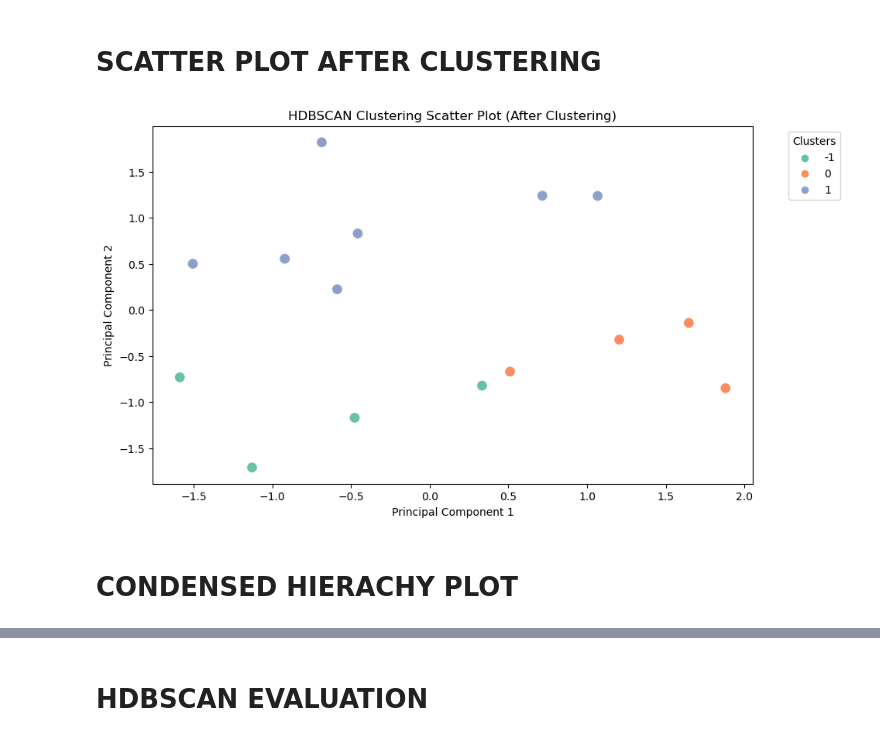
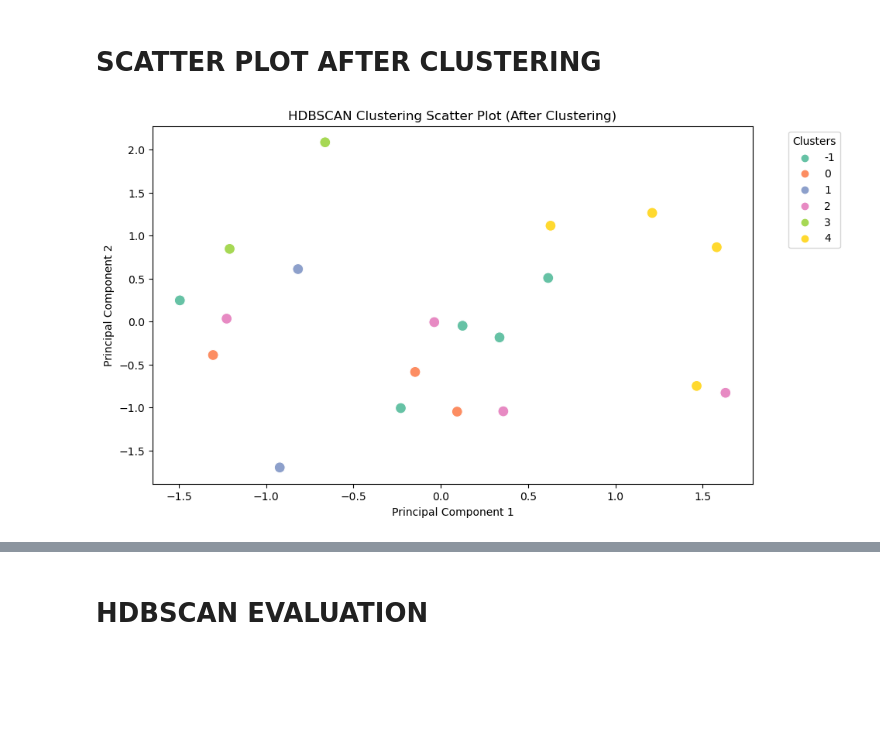
Before and after one commit to Itz-samad/Jobs-To-Be-Done-JTBD-Analysis, a Jupyter notebook: HDBSCAN.ipynb, the cells around one changed output, grey strips where cells are left out. Drawn from its saved outputs; the diff is of its cells as text; code cells hidden in the pictures; blank space fills up the shorter version.

Commit message:
update hdbscan

```diff
--- a/HDBSCAN.ipynb
+++ b/HDBSCAN.ipynb
@@ -69,11 +71,11 @@ X.describe()
 # SCATTER PLOT FOR INITIAL VISUALIZATION
 # %%
 # Scatter plot of the dataset (initial visualization)
-pca = PCA(n_components=2)
+pca = PCA(n_components=3)
 X_pca = pca.fit_transform(X)
 
 plt.figure(figsize=(10, 6))
-sns.scatterplot(x=X_pca[:, 0], y=X_pca[:, 1], s=100)
+sns.scatterplot(x=X_pca[:, 0], y=X_pca[:, 2], s=100)
 plt.title("Initial Dataset Scatter Plot (Before Clustering)")
 plt.xlabel("Principal Component 1")
 plt.ylabel("Principal Component 2")
@@ -84,8 +86,9 @@ plt.show()
 # HDBSCAN Clustering
 # %%
 # Perform HDBSCAN clustering
-clusterer = hdbscan.HDBSCAN(min_cluster_size=3, min_samples=3, metric="euclidean")
+clusterer = hdbscan.HDBSCAN(min_cluster_size=2, min_samples=1, metric="euclidean")
 labels = clusterer.fit_predict(X)
+
 
 # Add cluster labels to the dataset
 data["Cluster"] = labels
@@ -94,13 +97,11 @@ data["Cluster"] = labels
 # %%
 # Scatter plot after clustering
 plt.figure(figsize=(10, 6))
-sns.scatterplot(x=X_pca[:, 0], y=X_pca[:, 1], hue=labels, palette="Set2", s=100)
+sns.scatterplot(x=X_pca[:, 1], y=X_pca[:, 2], hue=labels, palette="Set2", s=100)
 plt.title("HDBSCAN Clustering Scatter Plot (After Clustering)")
 plt.xlabel("Principal Component 1")
 plt.ylabel("Principal Component 2")
 plt.legend(title="Clusters", bbox_to_anchor=(1.05, 1), loc='upper left')
 plt.show()
 # %% [output]
-[figure, old version]
+[figure, new version]
-# %% [markdown]
-# CONDENSED HIERACHY PLOT
```
Also changed, not shown: parts of 12 cells of this notebook.
